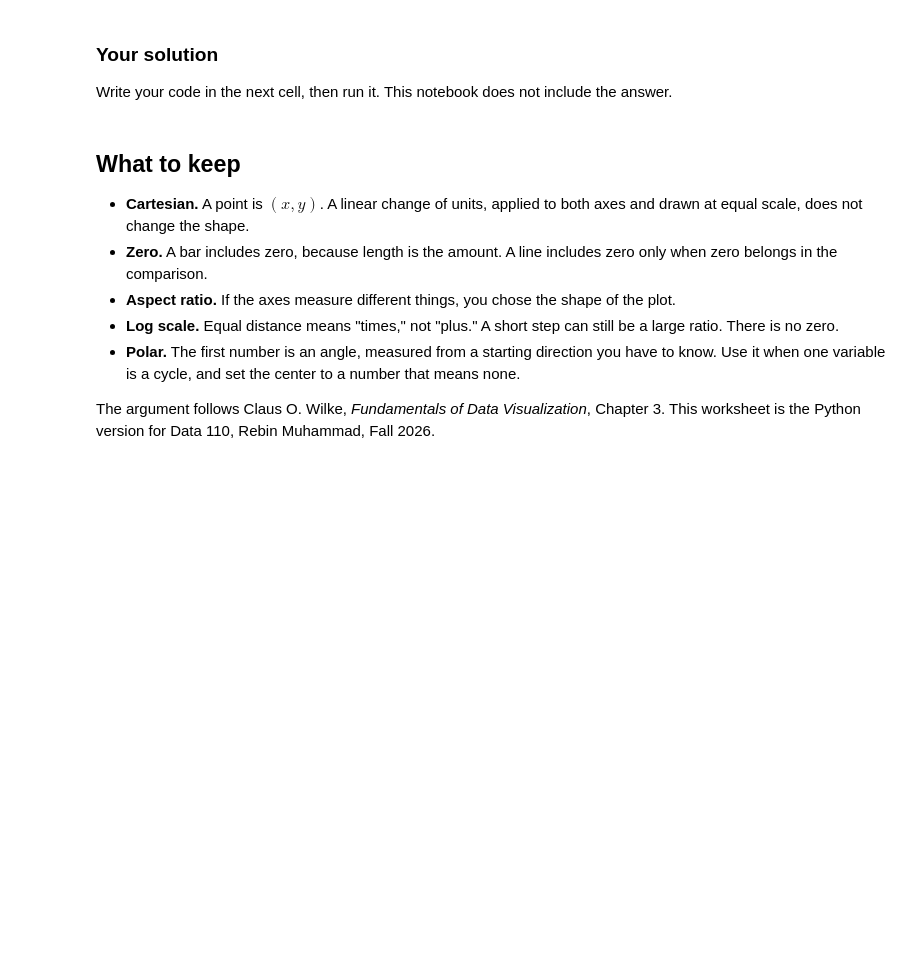
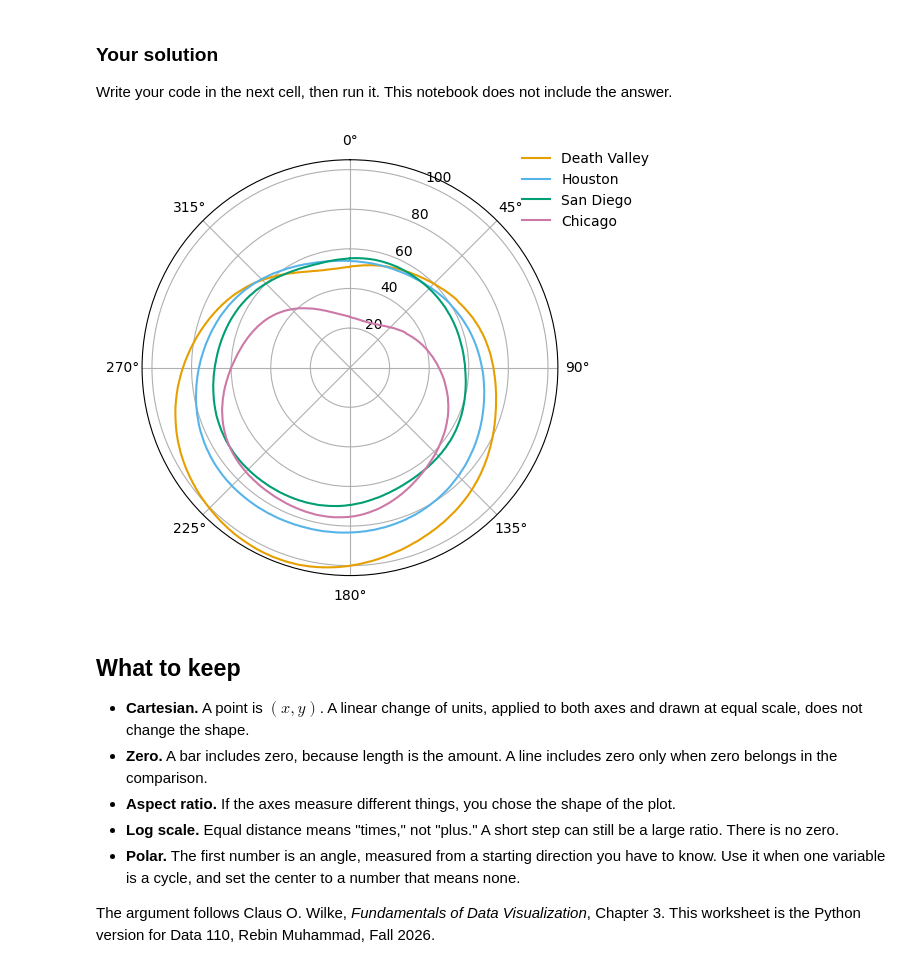
Before and after one commit to MQAZ11/DATA-110-Fall-2026, a Jupyter notebook: week-04/MarkBeavers_Week4_Assignment_coordinate-systems-axes.ipynb, the cells around one changed output. Saved outputs shown, nothing was run; the diff lists cells and outputs as text; code cells hidden in the pictures; blank space fills up the shorter version.

```diff
--- a/week-04/MarkBeavers_Week4_Assignment_coordinate-systems-axes.ipynb
+++ b/week-04/MarkBeavers_Week4_Assignment_coordinate-systems-axes.ipynb
@@ -636,6 +659,26 @@ plt.show()
 Write your code in the next cell, then run it. This notebook does not include the answer.
 # %%
 # Write your solution here.
+death_valley_angle = (death_valley["day_of_year"] - 1) / 365 * 2 * np.pi
+san_diego_angle = (san_diego["day_of_year"] - 1) / 365 * 2 * np.pi
+chicago_angle = (chicago["day_of_year"] - 1) / 365 * 2 * np.pi
+
+fig = plt.figure(figsize=(6.2, 5.4))
+ax = fig.add_subplot(projection="polar")
+ax.set_theta_zero_location("N")
+ax.set_theta_direction(-1)
+ax.set_ylim(0, 105)
+
+ax.plot(death_valley_angle, death_valley["temperature"], color="#E69F00", label="Death Valley")
+ax.plot(houston_angle, houston["temperature"], color="#56B4E9", label="Houston")
+ax.plot(san_diego_angle, san_diego["temperature"], color="#009E73", label="San Diego")
+ax.plot(chicago_angle, chicago["temperature"], color="#CC79A7", label="Chicago")
+
+
+ax.legend(frameon=False, bbox_to_anchor=(1.25, 1.05))
+plt.show()
+# %% [output]
+[figure, added]
 # %% [markdown]
 ## What to keep
 
```
Also changed, not shown: parts of 5 cells of this notebook.
